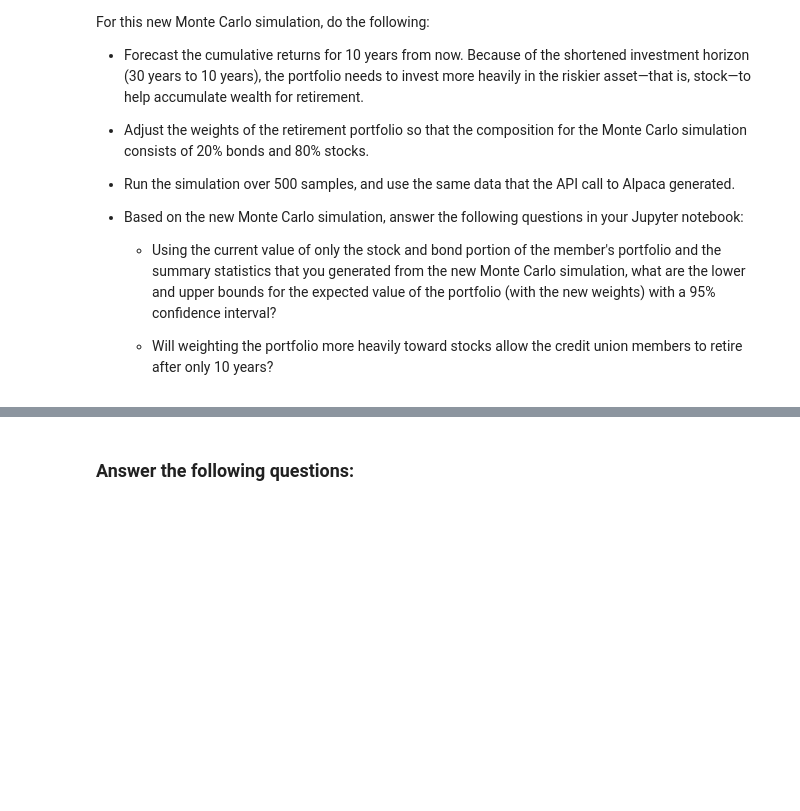
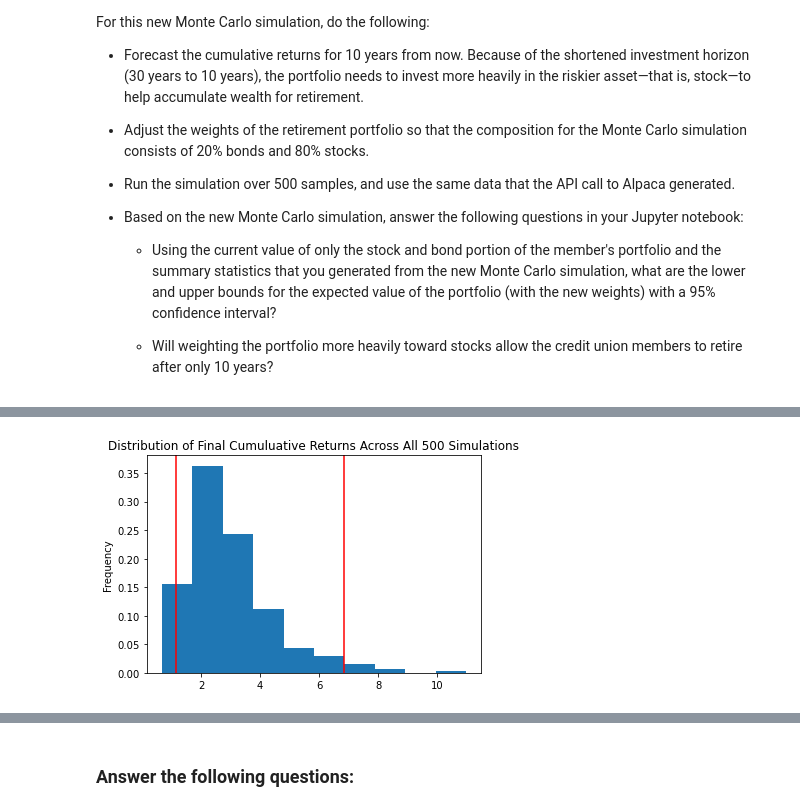
Before and after one commit to JunTheRewels/financial_planners, a Jupyter notebook: Starter_Code/financial_planning_tools.ipynb, the cells around one changed output, grey strips where cells are left out. Saved outputs shown, nothing was run; the diff lists cells and outputs as text; code cells hidden in the pictures; blank space fills up the shorter version.

```diff
--- a/Starter_Code/financial_planning_tools.ipynb
+++ b/Starter_Code/financial_planning_tools.ipynb
@@ -621,7 +671,9 @@ For this new Monte Carlo simulation, do the following:
 # %%
 # Visualize the probability distribution of the 10-year Monte Carlo simulation
 # by plotting a histogram
-# YOUR CODE HERE
+MC_ten_dist_plot = MC_ten_year.plot_distribution()
+# %% [output]
+[figure, added]
 # %%
 # Generate summary statistics from the 10-year Monte Carlo simulation results
 # Save the results as a variable
```
Also changed, not shown: parts of 26 cells of this notebook.
